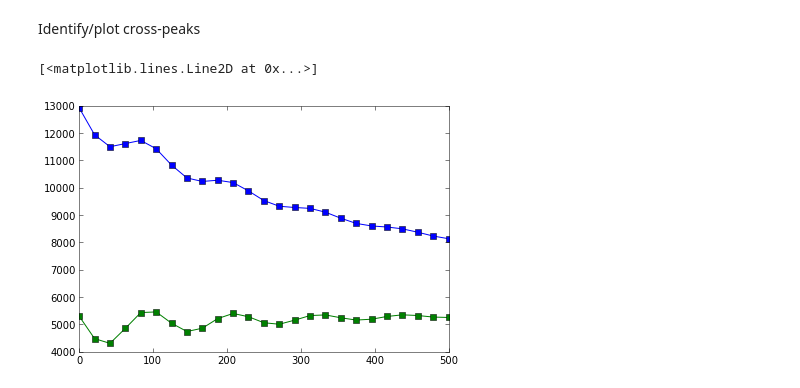
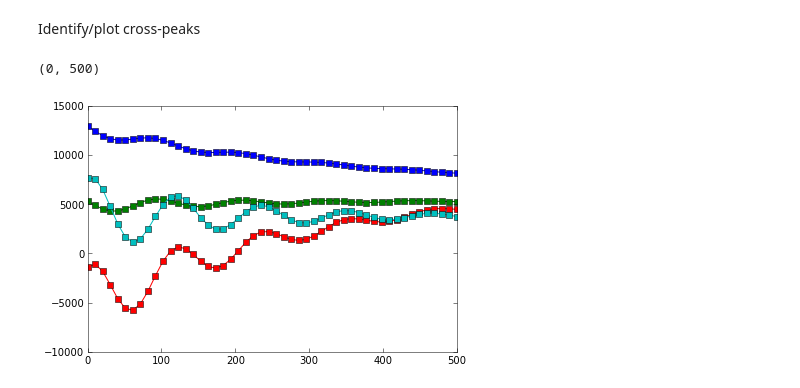
Before and after one commit to whaley-group-berkeley/qspectra, a Jupyter notebook: examples/Dimer 3rd order response.ipynb, the cells around one changed output. Cells and saved outputs as stored; diff of their text form; code cells hidden in the pictures.

Commit message:
Added mixed Schrodinger-Heisenberg picture 3rd order response

```diff
--- a/examples/Dimer 3rd order response.ipynb
+++ b/examples/Dimer 3rd order response.ipynb
@@ -16,6 +16,7 @@ Parameters (other than bath) from Yuen-Zhou et al., PNAs 108, (2011)
 # %%
 %%time
 (t1, t2, t3), X = third_order_response(dimer, coherence_time_max=1000,
-                                       population_times=np.linspace(0, 500, 25),
-                                       geometry='-++', polarization='xxxx')
+                                       population_times=np.linspace(0, 500, 50),
+                                       geometry='-++', polarization='xxxx',
+                                       heisenberg_picture_t3=True)
 # %% [output]
@@ -57,6 +58,9 @@ alpha, beta = np.argmin(np.abs(f1 - ham.E('e').reshape(-1, 1)), 1)
 # %%
 plot(t2, X_ftf[alpha, :, beta].real, '-s')
 plot(t2, X_ftf[beta, :, alpha].real, '-s')
+plot(t2, X_ftf[alpha, :, alpha].real, '-s')
+plot(t2, X_ftf[beta, :, beta].real, '-s')
+xlim(0, 500)
 # %% [output]
-[<matplotlib.lines.Line2D at 0x...>]
+(0, 500)
-[figure, old version]
+[figure, new version]
```
Also changed, not shown: parts of 1 cell of this notebook, 4 other files.
